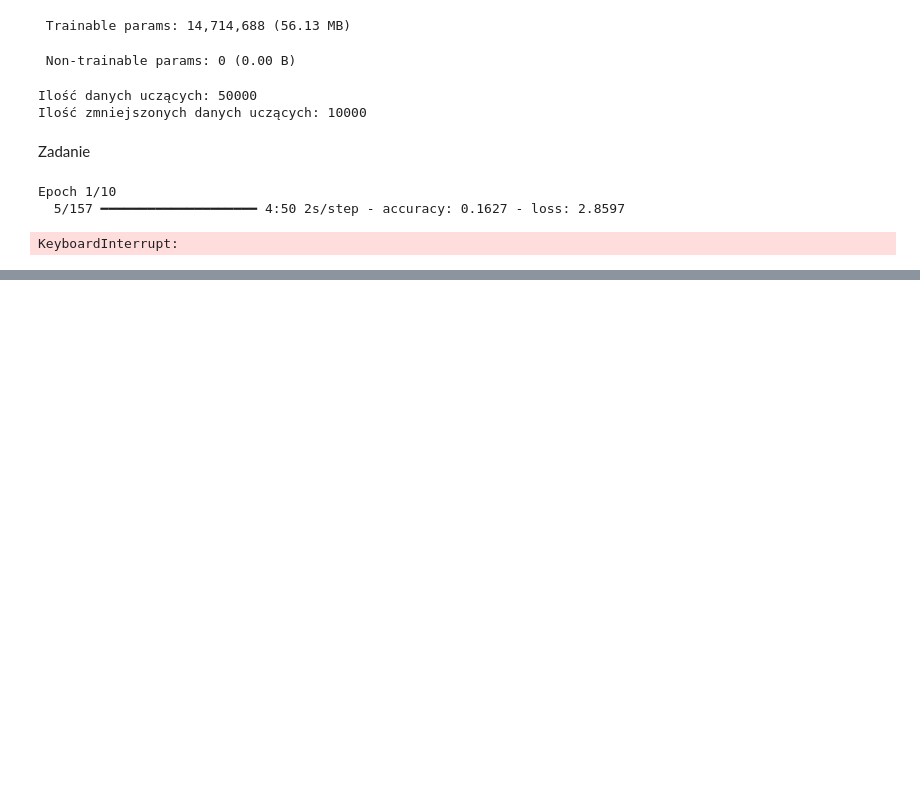
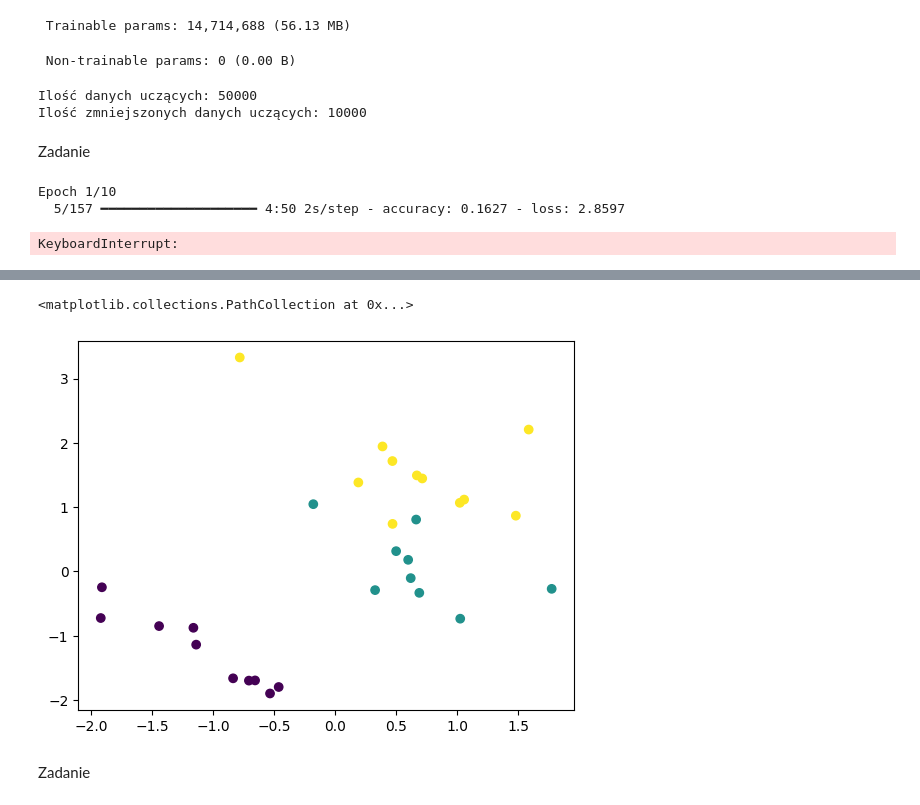
Before and after one commit to mareksigmund/trash, a Jupyter notebook: lab2.ipynb, the cells around one changed output, grey strips where cells are left out. Drawn from its saved outputs; the diff is of its cells as text; code cells hidden in the pictures; blank space fills up the shorter version.

```diff
--- a/lab2.ipynb
+++ b/lab2.ipynb
@@ -165,0 +264,4 @@ plt.show()
+# %%
+EN = Model(inputs_x, decoder(encoder(inputs_x)))
+EN.compile(loss='mse', optimizer='adam')
+EN.summary()
@@ -165,0 +282,19 @@ plt.show()
+# %%
+from sklearn.datasets import load_iris
+from sklearn.model_selection import train_test_split
+from sklearn.preprocessing import StandardScaler
+
+# Wczytywanie zbioru danych Iris
+data = load_iris()
+X = data.data
+y = data.target
+
+# Podział na zestawy treningowe i testowe
+X_train, X_test, y_train, y_test = train_test_split(X, y, test_size=0.2, random_state=42)
+
+# Normalizacja danych
+scaler = StandardScaler()
+X_train = scaler.fit_transform(X_train)
+X_test = scaler.transform(X_test)
+# %%
+EN.fit(X, X, epochs=100, shuffle=True)
@@ -165,0 +320,2 @@ plt.show()
+# %%
+Xt = encoder.predict(X)
@@ -165,0 +324,8 @@ plt.show()
+# %%
+import matplotlib.pyplot as plt
+plt.scatter(Xt[:,0], Xt[:,1], c=y_test)
+# %% [output]
+<matplotlib.collections.PathCollection at 0x...>
+[figure, added]
+# %% [markdown]
+Zadanie
```
Also changed, not shown: parts of 19 cells of this notebook.
